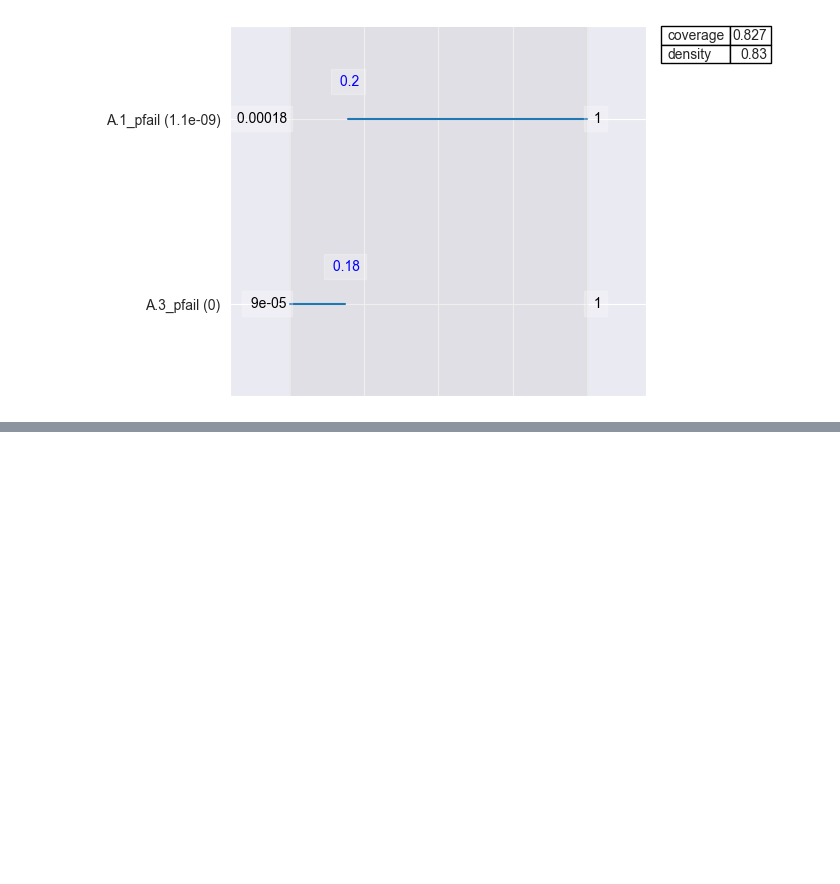
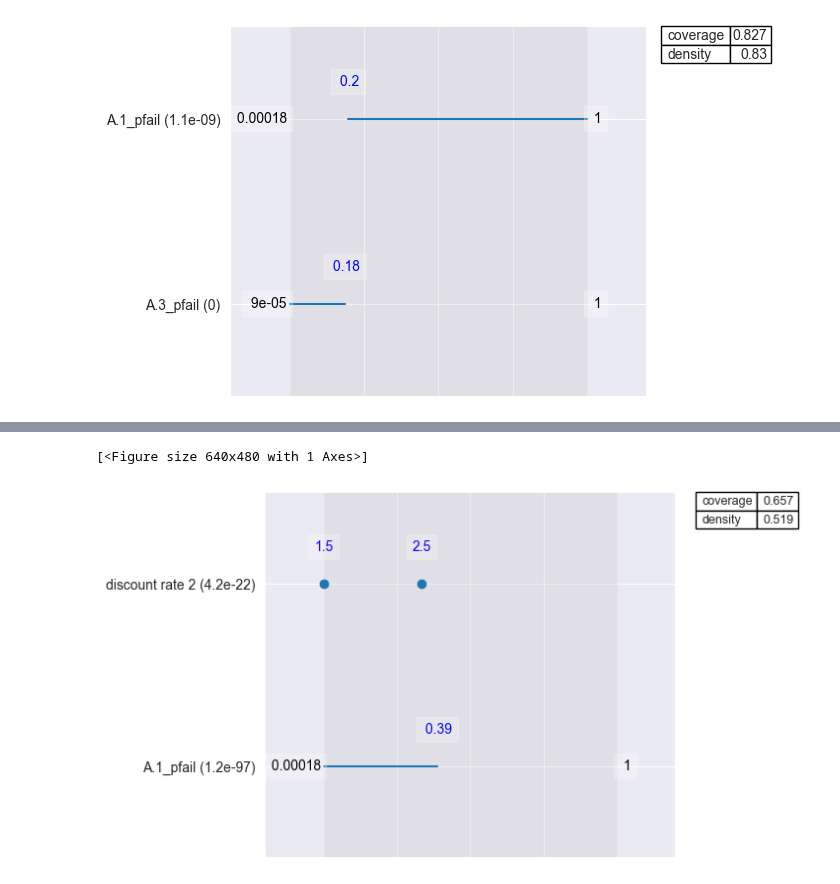
Before and after one commit to ndaswani1/EPA141A-labs, a Jupyter notebook: final assignment/dike_model_prim_analysis.ipynb, the cells around one changed output, grey strips where cells are left out. Saved outputs shown, nothing was run; the diff lists cells and outputs as text; code cells hidden in the pictures; blank space fills up the shorter version.

```diff
--- a/final assignment/dike_model_prim_analysis.ipynb
+++ b/final assignment/dike_model_prim_analysis.ipynb
@@ -157,0 +179,7 @@ box.inspect(point_to_study, style='graph')
+# %%
+# Determine point to study
+point_to_study = 11
+box.inspect(point_to_study, style='graph')
+# %% [output]
+[<Figure size 640x480 with 1 Axes>]
+[figure, added]
```
Also changed, not shown: parts of 9 cells of this notebook.
